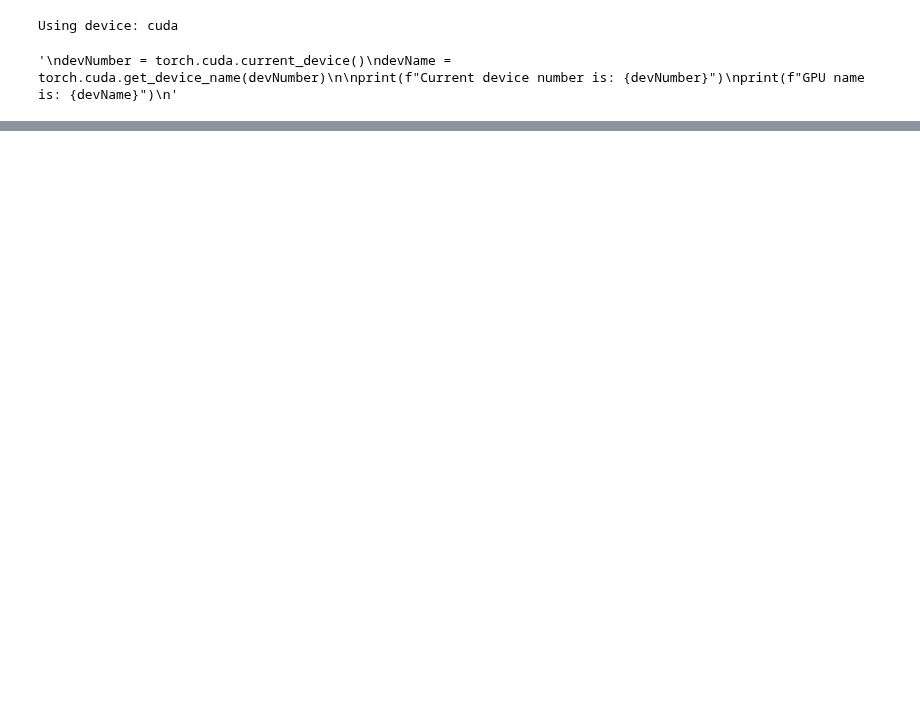
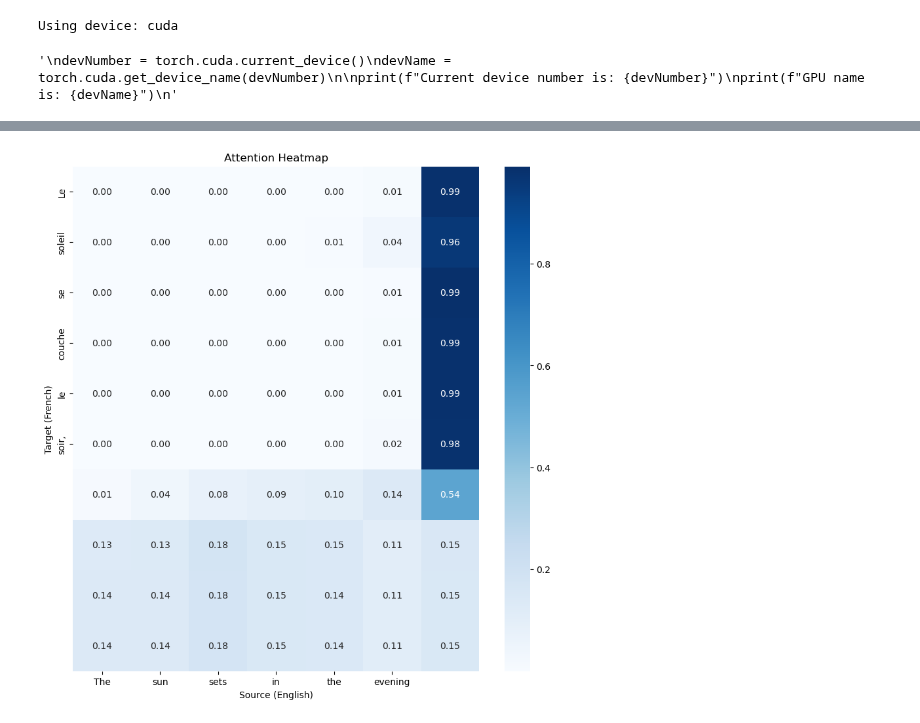
Before and after one commit to nathon-tadeo/4106-Realtime-ML, a Jupyter notebook: Hw4/homework_4_real_time_ml.ipynb, the cells around one changed output, grey strips where cells are left out. Cells and saved outputs as stored; diff of their text form; code cells hidden in the pictures; blank space fills up the shorter version.

Commit message:
Trying to include Attention Matrix

```diff
--- a/Hw4/homework_4_real_time_ml.ipynb
+++ b/Hw4/homework_4_real_time_ml.ipynb
@@ -897,0 +1148,90 @@ Which one seems to be more effective, French-to-English or English-to-French?'''
+# %%
+import matplotlib.pyplot as plt
+import seaborn as sns
+
+# Function to visualize attention
+def visualize_attention(input_sentence, target_sentence, attention_matrix):
+
+    print(attention_matrix)
+    fig, ax = plt.subplots(figsize=(10, 10))
+    sns.heatmap(attention_matrix, cmap='Blues', annot=True, fmt=".2f",
+                xticklabels=input_sentence, yticklabels=target_sentence, ax=ax)
+
+    plt.xlabel('Source (English)')
+    plt.ylabel('Target (French)')
+    plt.title('Attention Heatmap')
+    plt.show()
+
+# Modified Evaluation Function with Attention Visualization
+def evaluate_and_show_examples_with_attention(encoder, decoder, dataloader, criterion, n_examples):
+    encoder.eval()
+    decoder.eval()
+
+    total_loss = 0
+    printed_examples = 0
+
+    with torch.no_grad():
+        for input_tensor, target_tensor in dataloader:
+            input_tensor = input_tensor.to(device)
+            target_tensor = target_tensor.to(device)
+
+            batch_size = input_tensor.size(0)
+            encoder_hidden = encoder.initHidden(batch_size)
+            encoder_outputs, encoder_hidden = encoder(input_tensor)
+
+            decoder_input = torch.full((batch_size,), french_vocab.word2index["<SOS>"], dtype=torch.long, device=device)
+            decoder_hidden = encoder_hidden
+
+            predicted_indices = [[] for _ in range(batch_size)]
+            attention_matrices = [[] for _ in range(batch_size)]
+
+            # Loop through the target sequence
+            for t in range(target_tensor.size(1)):
+                output, decoder_hidden, attn_weights = decoder(decoder_input, decoder_hidden, encoder_outputs)
+                _, topi = output.topk(1)
+
+                for b in range(batch_size):
+                    predicted_indices[b].append(topi[b].item())
+                    attention_matrices[b].append(attn_weights[b].cpu().numpy())
+
+                decoder_input = topi.squeeze().detach()
+
+            # Print and visualize examples
+            for batch_idx in range(batch_size):
+                if printed_examples >= n_examples:
+                    break
+
+                # Convert predicted indices to words
+                predicted_words = [
+                    french_vocab.index2word[idx]
+                    for idx in predicted_indices[batch_idx]
+                    if idx not in [french_vocab.word2index["<PAD>"], french_vocab.word2index["<EOS>"]]
+                ]
+                target_words = [
+                    french_vocab.index2word[idx.item()]
+                    for idx in target_tensor[batch_idx]
+                    if idx.item() not in [french_vocab.word2index["<PAD>"], french_vocab.word2index["<EOS>"]]
+                ]
+                input_words = [
+                    english_vocab.index2word[idx.item()]
+                    for idx in input_tensor[batch_idx]
+                    if idx.item() not in [english_vocab.word2index["<PAD>"], english_vocab.word2index["<EOS>"]]
+                ]
+
+                predicted_sentence = " ".join(predicted_words)
+                target_sentence = " ".join(target_words)
+                input_sentence = " ".join(input_words)
+
+                print(f"Input: {input_sentence}")
+                print(f"Target: {target_sentence}")
+                print(f"Predicted: {predicted_sentence}")
+                print("-" * 30)
+
+                # Display attention matrix
+                attention_matrix = np.array(attention_matrices[batch_idx])
+                attention_matrix = attention_matrix[:, :len(predicted_words), :len(input_words)]
+                visualize_attention(input_words, predicted_words, attention_matrix)
+
+                printed_examples += 1
+evaluate_and_show_examples_with_attention(encoder, attention_decoder, train_loader, criterion, 5)
+# %% [output]
@@ -897,0 +1255 @@ Which one seems to be more effective, French-to-English or English-to-French?'''
+[figure, added]
```
Also changed, not shown: parts of 8 cells of this notebook.
